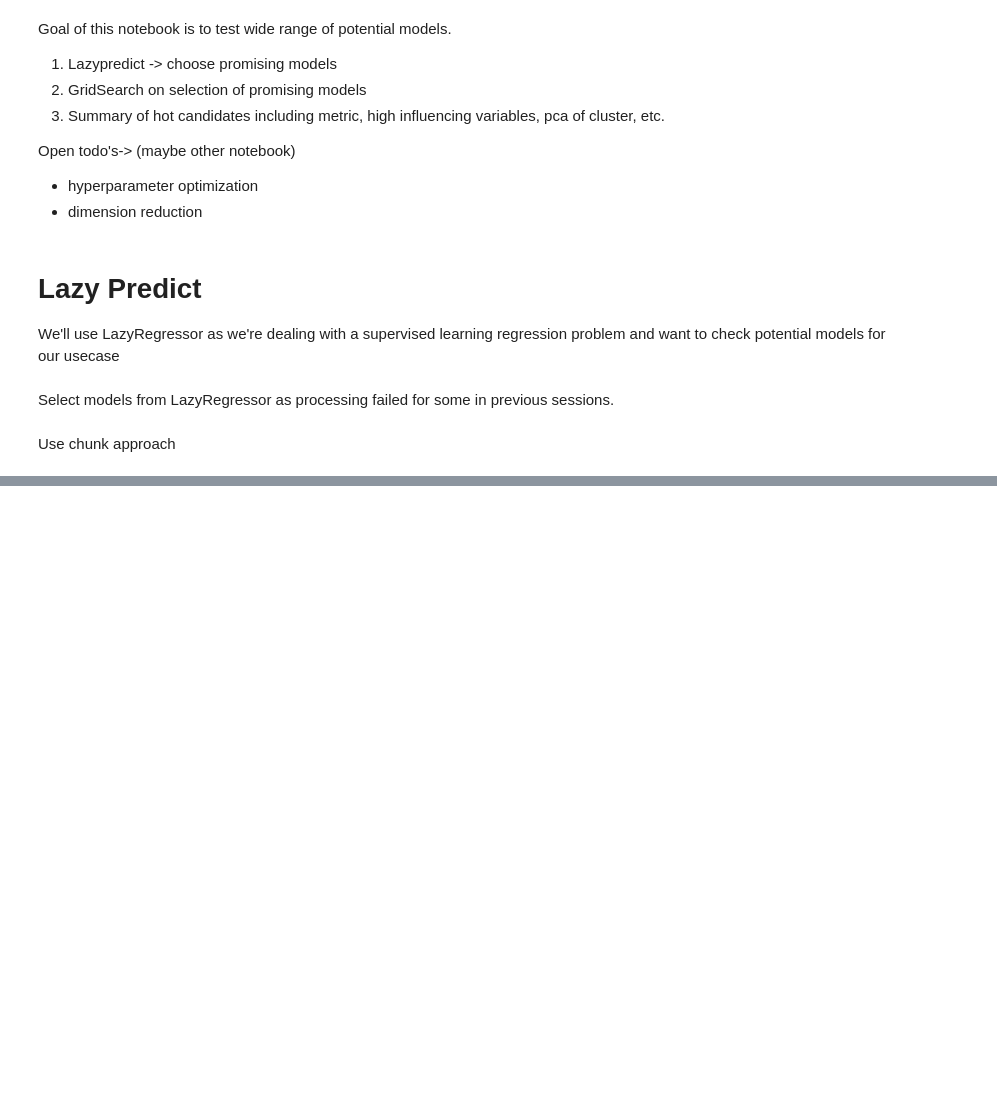
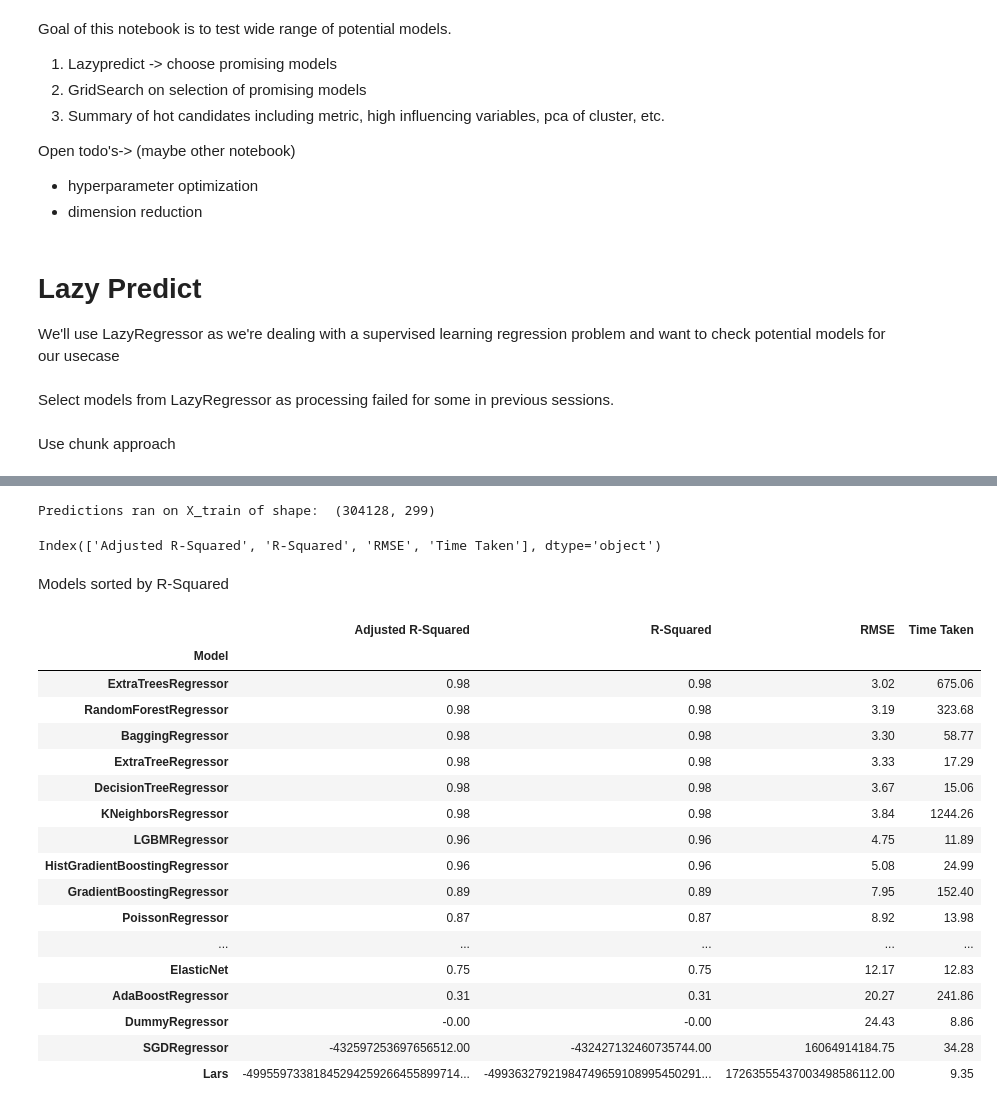
Before and after one commit to leonellb/car-co2-prediction, a Jupyter notebook: notebooks/app_emulation/2_0-electric-lazy-model_selection.ipynb, the cells around one changed output, grey strips where cells are left out. Cells and saved outputs as stored; diff of their text form; code cells hidden in the pictures; blank space fills up the shorter version.

Commit message:
Add code for heatmap and corr table as well as first results of lazypredict

```diff
--- a/notebooks/app_emulation/2_0-electric-lazy-model_selection.ipynb
+++ b/notebooks/app_emulation/2_0-electric-lazy-model_selection.ipynb
@@ -230,3 +261,34 @@ if predictions_flag:
     output_file = OUTPUT_DIR + current_date + "-lazy_predictions.csv"
     all_predictions.to_csv(output_file)
     all_predictions
+# %%
+print("Predictions ran on X_train of shape: ", X_train.shape)
+# %% [output]
+Predictions ran on X_train of shape:  (304128, 299)
+# %%
+all_models.columns
+# %% [output]
+Index(['Adjusted R-Squared', 'R-Squared', 'RMSE', 'Time Taken'], dtype='object')
+# %% [markdown]
+Models sorted by R-Squared
+# %%
+all_models.sort_values(by=['R-Squared'], ascending=False)
+# %% [output]
+|  | Adjusted R-Squared | R-Squared | RMSE | Time Taken |
+| Model |  |  |  |  |
+| ExtraTreesRegressor | 0.98 | 0.98 | 3.02 | 675.06 |
+| RandomForestRegressor | 0.98 | 0.98 | 3.19 | 323.68 |
+| BaggingRegressor | 0.98 | 0.98 | 3.30 | 58.77 |
+| ExtraTreeRegressor | 0.98 | 0.98 | 3.33 | 17.29 |
+| DecisionTreeRegressor | 0.98 | 0.98 | 3.67 | 15.06 |
+| KNeighborsRegressor | 0.98 | 0.98 | 3.84 | 1244.26 |
+| LGBMRegressor | 0.96 | 0.96 | 4.75 | 11.89 |
+| HistGradientBoostingRegressor | 0.96 | 0.96 | 5.08 | 24.99 |
+| GradientBoostingRegressor | 0.89 | 0.89 | 7.95 | 152.40 |
+| PoissonRegressor | 0.87 | 0.87 | 8.92 | 13.98 |
+| ... | ... | ... | ... | ... |
+| ElasticNet | 0.75 | 0.75 | 12.17 | 12.83 |
+| AdaBoostRegressor | 0.31 | 0.31 | 20.27 | 241.86 |
+| DummyRegressor | -0.00 | -0.00 | 24.43 | 8.86 |
+| SGDRegressor | -432597253697656512.00 | -432427132460735744.00 | 16064914184.75 | 34.28 |
+| Lars | -49955973381845294259266455899714... | -49936327921984749659108995450291... | 17263555437003498586112.00 | 9.35 |
```
Also changed, not shown: parts of 5 cells of this notebook, 2 other files.
